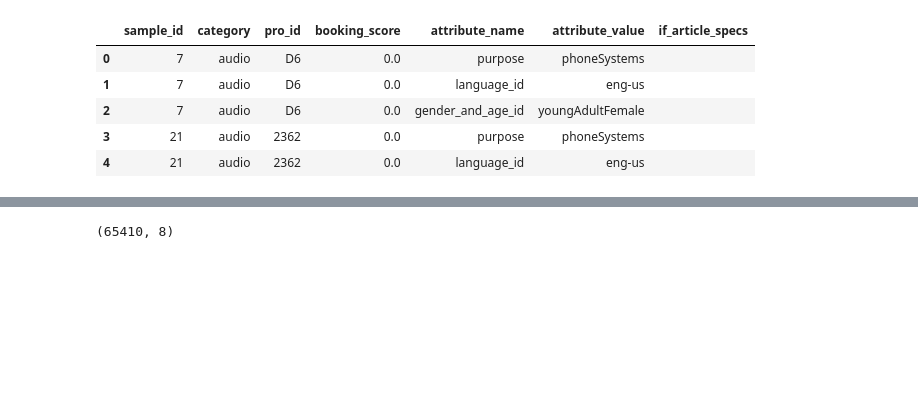
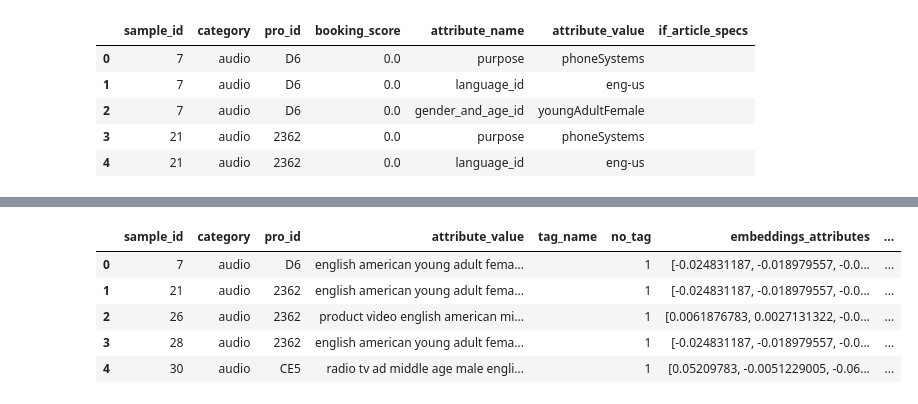
Before and after one commit to statscol/bs-ds-test, a Jupyter notebook: 01-Data Exploration,Wrangling,Feature Engineering.ipynb, the cells around one changed output, grey strips where cells are left out. Saved outputs shown, nothing was run; the diff lists cells and outputs as text; code cells hidden in the pictures; blank space fills up the shorter version.

```diff
--- a/01-Data Exploration,Wrangling,Feature Engineering.ipynb
+++ b/01-Data Exploration,Wrangling,Feature Engineering.ipynb
@@ -99,3 +100,5 @@ sample_attributes.loc[:,'attribute_value']=sample_attributes.apply(lambda d: cle
 # %%
 #concatenate attribute_value in one single column
 sample_attributes.loc[:,'attribute_value']=sample_attributes.attribute_value+""+sample_attributes.if_article_specs
+sample_attributes=sample_attributes.groupby(['sample_id','category','pro_id'])['attribute_value'].agg(lambda d: " ".join(list(set(d)))).reset_index()
+sample_attributes.head()
@@ -102,2 +116,4 @@ sample_attributes.loc[:,'attribute_value']=sample_attributes.attribute_value+""+
 # %%
-sample_attributes=sample_attributes.groupby(['sample_id','category'])['attribute_value'].agg(lambda d: " ".join(list(set(d)))).reset_index()
+sample_descriptions=sample_tags.groupby(["sample_id","category"])["tag_name"].agg(lambda d: ",".join(list(set(d)))).reset_index()
+sample_descriptions.loc[:,'tag_name']=sample_descriptions.tag_name.apply(lambda d: remove_multispaces(remove_special_characters(d.lower(),replacement=" ")))
+sample_descriptions.head()
@@ -131,0 +127,9 @@ samples_composed_data.head()
+# %%
+##In case a sample doesnt have tags, lets assume this field as an empty string
+samples_composed_data=sample_attributes.merge(sample_descriptions,on=['sample_id','category'],how="left")
+samples_composed_data.tag_name.fillna(" ",inplace=True)
+samples_composed_data.loc[:,'no_tag']=samples_composed_data.tag_name.apply(lambda k: 1 if k==" " else 0 )
+
+print("[INFO] SAMPLE_COMPOSED_DATA shape: {}".format(samples_composed_data.shape))
+print("[INFO] about {:.2%} of samples do not have any tags".format(samples_composed_data.no_tag.sum()/samples_composed_data.shape[0])  )
+samples_composed_data.head()
@@ -132,13 +145,18 @@ samples_composed_data.head()
 # %%
+##compute embeddings for both attributes and tags
 samples_composed_data.loc[:,'embeddings_attributes']=samples_composed_data.attribute_value.apply(lambda d: model.encode(d))
-samples_composed_data.loc[:,'embeddings_tags']=samples_composed_data.tag_name.apply(lambda d: model.encode(d))
+samples_composed_data.loc[:,'embeddings_tags']=samples_composed_data.apply(lambda k: model.encode(k['tag_name']) if k['no_tag']==0 else [0],axis=1)
 # %%
-##average embeddings
-samples_composed_data.loc[:,'avg_embeddings']=samples_composed_data.apply(lambda k: (k['embeddings_attributes']+k['embeddings_tags'])/2 if k['tag_name']!="" else k['embeddings_attributes'],axis=1)
+##average embeddings (in case tag_name is empty, just use attribute embeddings)
+samples_composed_data.loc[:,'avg_embeddings']=samples_composed_data.apply(lambda k: (k['embeddings_attributes']+k['embeddings_tags'])/2 if k['no_tag']==0 else k['embeddings_attributes'],axis=1)
+samples_composed_data.head()
+# %% [output]
+|  | sample_id | category | pro_id | attribute_value | tag_name | no_tag | embeddings_attributes | ... |
+| 0 | 7 | audio | D6 | english american young adult fema... |  | 1 | [-0.024831187, -0.018979557, -0.0... | ... |
+| 1 | 21 | audio | 2362 | english american young adult fema... |  | 1 | [-0.024831187, -0.018979557, -0.0... | ... |
+| 2 | 26 | audio | 2362 | product video english american mi... |  | 1 | [0.0061876783, 0.0027131322, -0.0... | ... |
+| 3 | 28 | audio | 2362 | english american young adult fema... |  | 1 | [-0.024831187, -0.018979557, -0.0... | ... |
+| 4 | 30 | audio | CE5 | radio tv ad middle age male engli... |  | 1 | [0.05209783, -0.0051229005, -0.06... | ... |
 # %%
 ## Checkpoint: Save Embeddings to a file to unnecessarily processing datasets
 samples_composed_data.drop(columns=['embeddings_attributes','embeddings_tags']).to_pickle("samples_composed_data.pkl")
-# %%
-samples_composed_data.shape
-# %% [output]
-(65410, 8)
```
Also changed, not shown: parts of 36 cells of this notebook, 5 other files.
